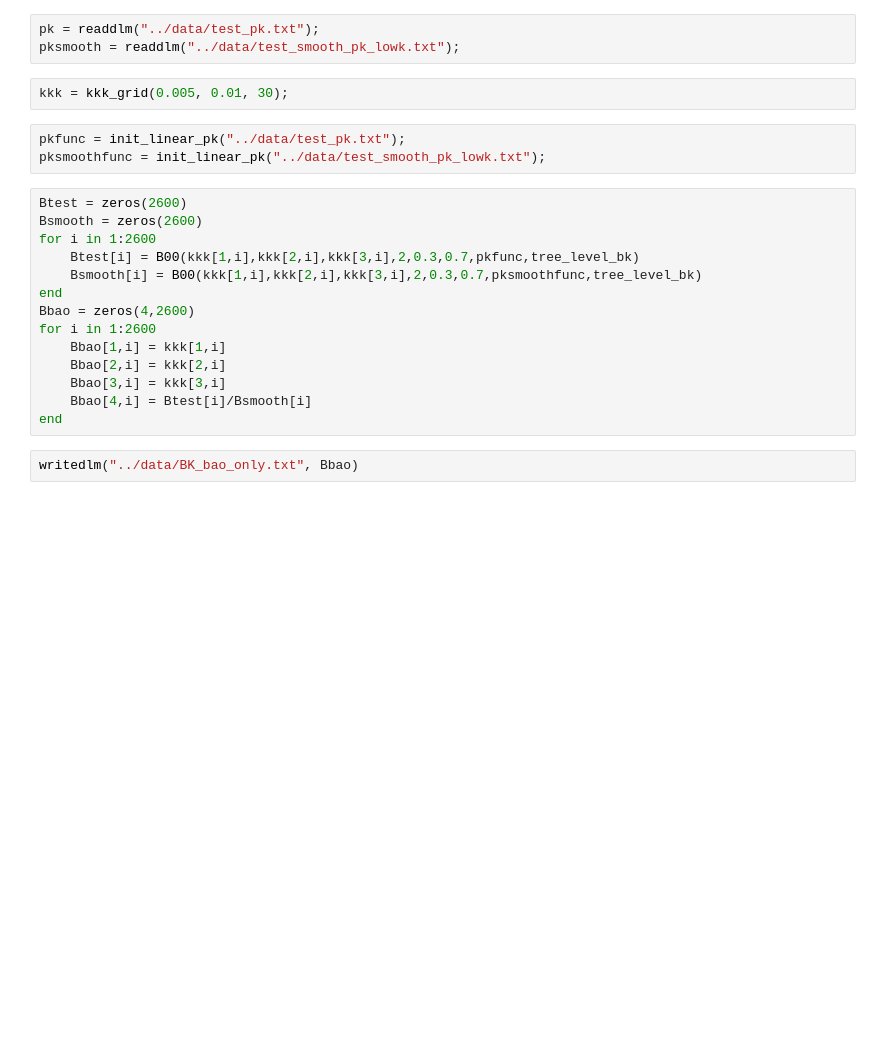
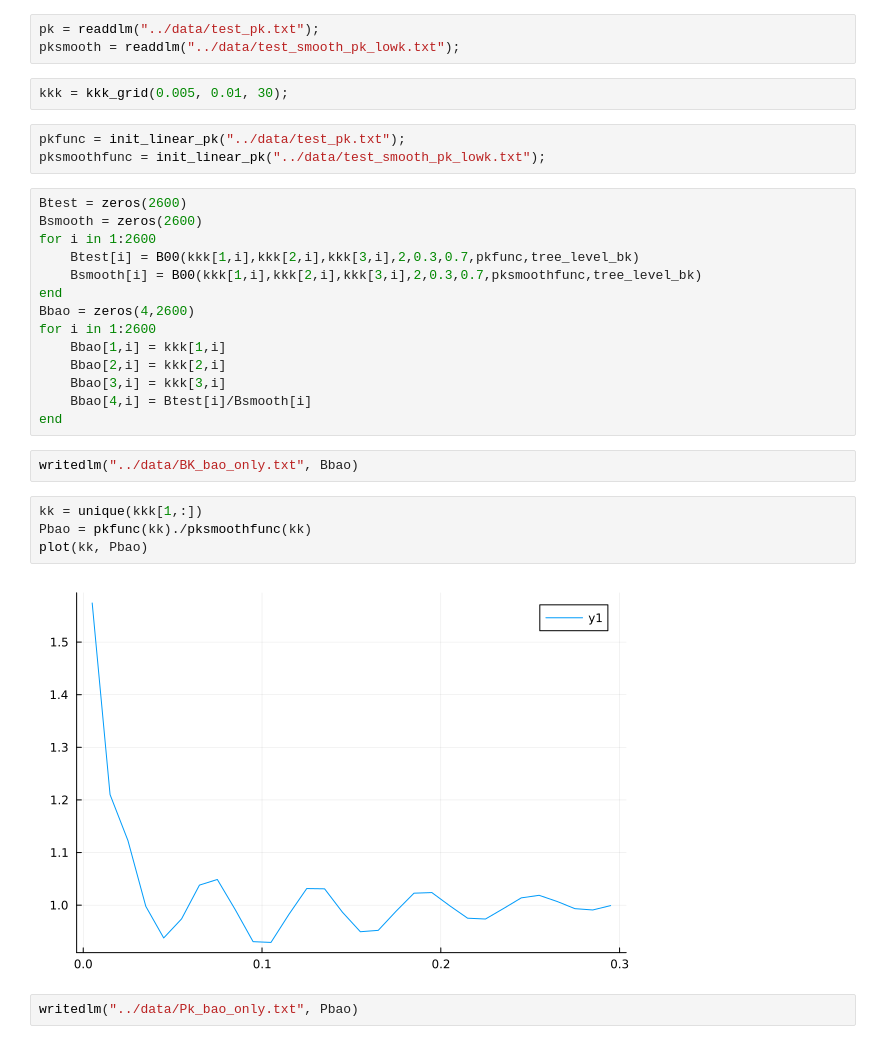
Before and after one commit to ladosamushia/BispectrumTheory, a Jupyter notebook: notebooks/BK_for_Mehdi.ipynb, the cells around one changed output. Drawn from its saved outputs; the diff is of its cells as text; blank space fills up the shorter version.

```diff
--- a/notebooks/BK_for_Mehdi.ipynb
+++ b/notebooks/BK_for_Mehdi.ipynb
@@ -36,3 +36,11 @@ for i in 1:2600
 end
 # %%
 writedlm("../data/BK_bao_only.txt", Bbao)
+# %%
+kk = unique(kkk[1,:])
+Pbao = pkfunc(kk)./pksmoothfunc(kk)
+plot(kk, Pbao)
+# %% [output]
+[figure, added]
+# %%
+writedlm("../data/Pk_bao_only.txt", Pbao)
```
Also changed, not shown: parts of 1 cell of this notebook, 6 other files.
